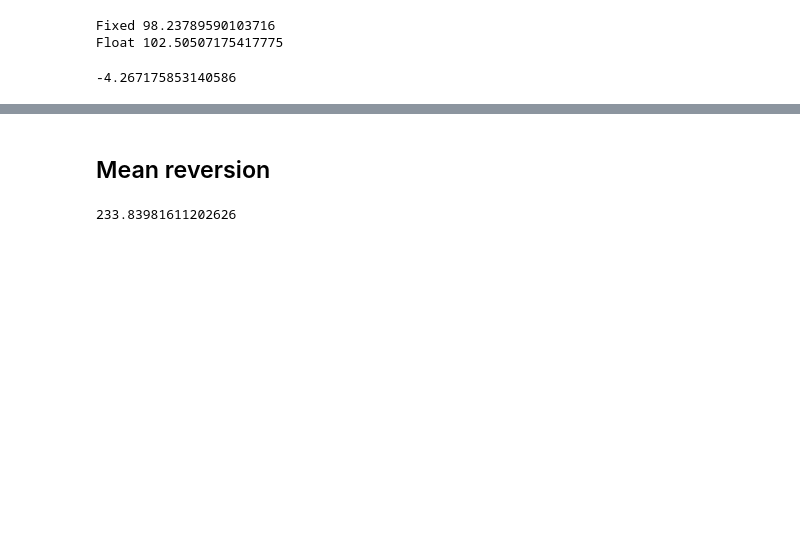
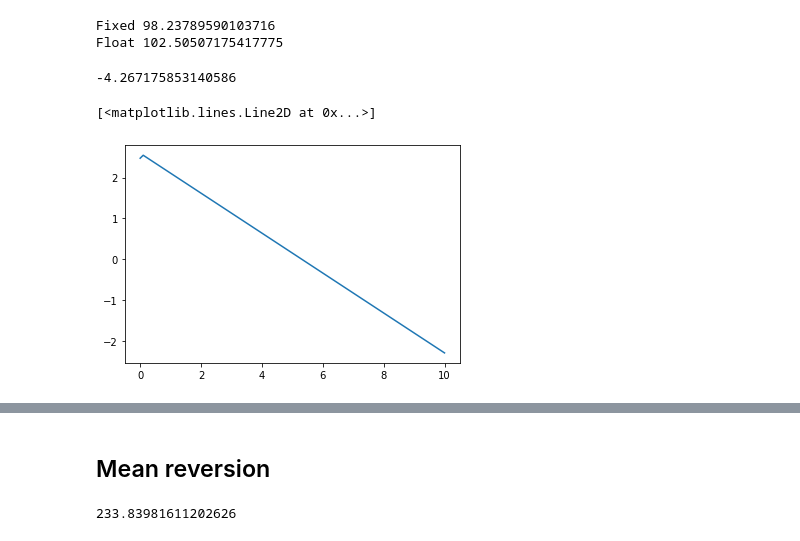
Before and after one commit to LuukOudshoorn25/SPFDM1, a Jupyter notebook: SPFDM 1.ipynb, the cells around one changed output, grey strips where cells are left out. Saved outputs shown, nothing was run; the diff lists cells and outputs as text; code cells hidden in the pictures; blank space fills up the shorter version.

```diff
--- a/SPFDM 1.ipynb
+++ b/SPFDM 1.ipynb
@@ -331,6 +335,6 @@ class swaps():
 zerocurve_base = zerocurve.copy()
 # %%
 # Find rate for swap
-swapper = swaps(0,0.25,0.25,None)
+swapper = swaps(-0.25,10.25,0.25,None)
 swapper.fitrate
 # %% [output]
@@ -413,3 +399,13 @@ example_slides()
 Fixed 98.23789590103716
 Float 102.50507175417775
 -4.267175853140586
+# %%
+swap_rates = np.arange(0, 10.1, 0.1)
+swap_values = np.zeros(len(swap_rates))
+for i, rate in enumerate(swap_rates):
+    swapper = swaps(-0.25, 2, 0.5, swaprate=0.293005, lagged_libor=rate, print_value=False)
+    swap_values[i] = swapper.valuate(0.293005)
+plt.plot(swap_rates, swap_values)
+# %% [output]
+[<matplotlib.lines.Line2D at 0x...>]
+[figure, added]
```
Also changed, not shown: parts of 6 cells of this notebook.
